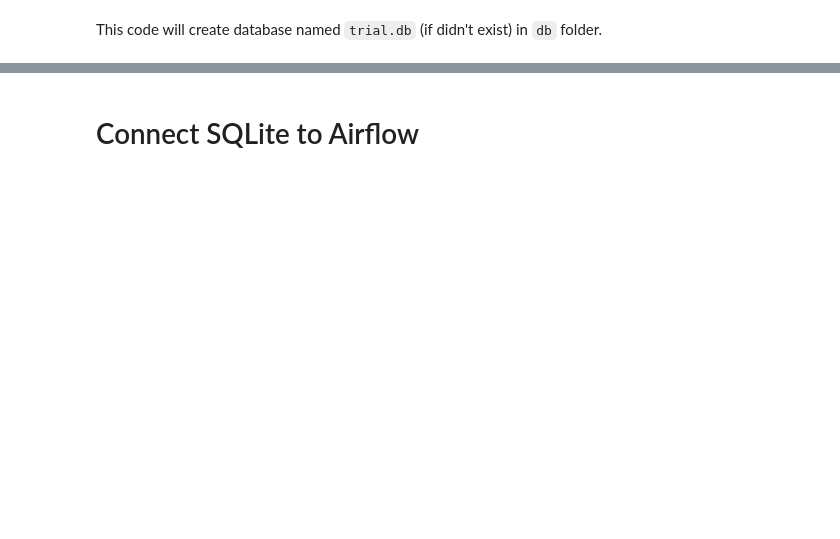
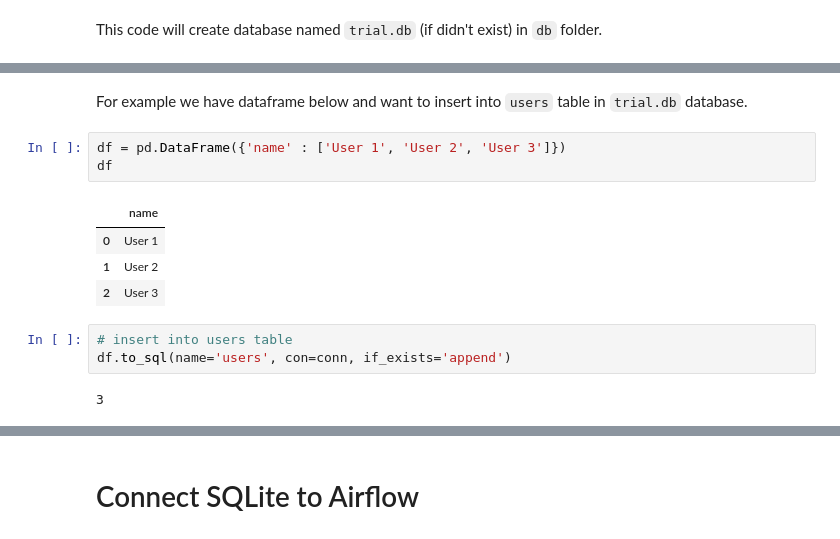
Before and after one commit to finesaaa/data-engineering-airflow, a Jupyter notebook: 03_connect_db_to_airflow.ipynb, the cells around one changed output, grey strips where cells are left out. Cells and saved outputs as stored; diff of their text form; blank space fills up the shorter version.

```diff
--- a/03_connect_db_to_airflow.ipynb
+++ b/03_connect_db_to_airflow.ipynb
@@ -66,0 +89,15 @@ This code will create database named `trial.db` (if didn't exist) in `db` folder
+# %% [markdown]
+For example we have dataframe below and want to insert into `users` table in `trial.db` database.
+# %%
+df = pd.DataFrame({'name' : ['User 1', 'User 2', 'User 3']})
+df
+# %% [output]
+|  | name |
+| 0 | User 1 |
+| 1 | User 2 |
+| 2 | User 3 |
+# %%
+# insert into users table
+df.to_sql(name='users', con=conn, if_exists='append')
+# %% [output]
+3
```
Also changed, not shown: parts of 29 cells of this notebook, 2 other files.
